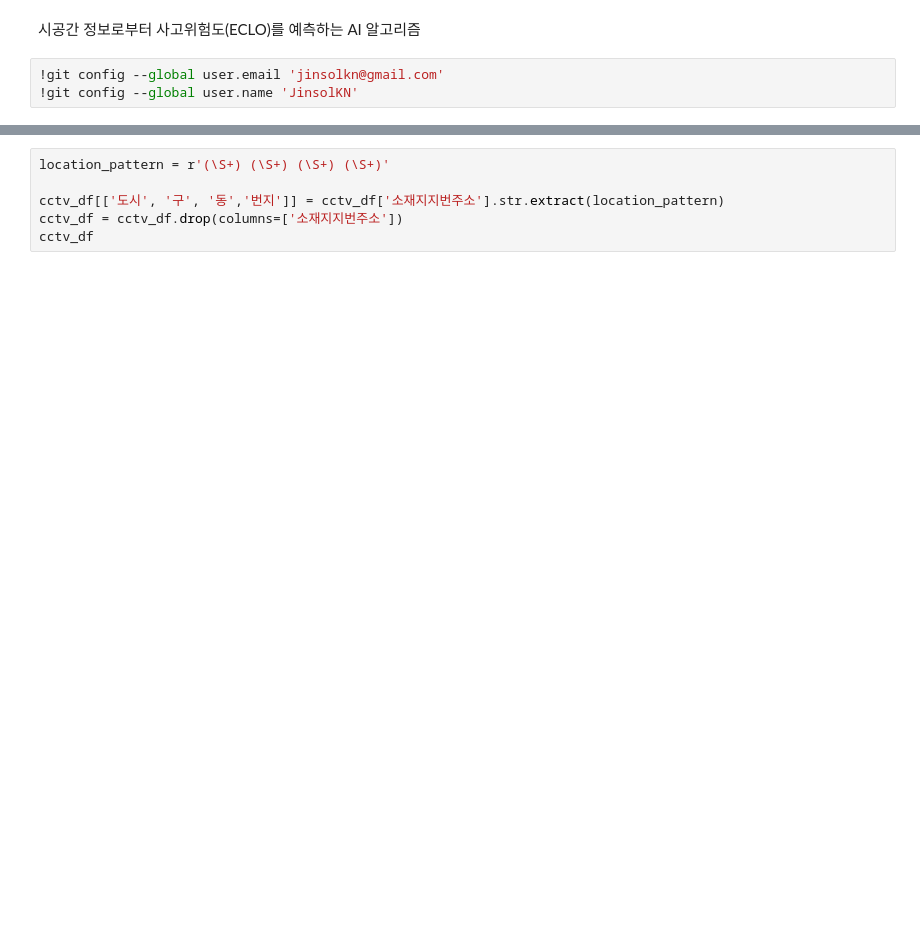
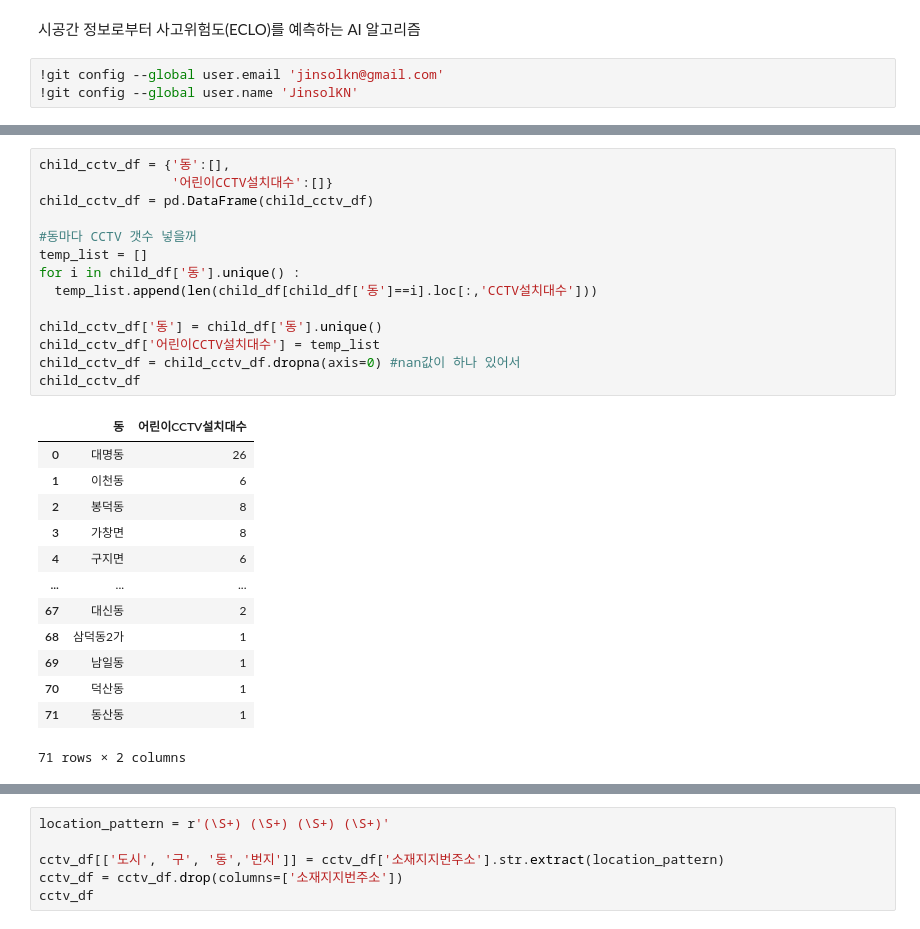
Before and after one commit to JinsolKN/daegu_traffic, a Jupyter notebook: xgboost.ipynb, the cells around one changed output, grey strips where cells are left out. Cells and saved outputs as stored; diff of their text form; blank space fills up the shorter version.

```diff
--- a/xgboost.ipynb
+++ b/xgboost.ipynb
@@ -59,0 +162,28 @@ cctv_df = pd.read_csv('/content/drive/MyDrive/colab/daegu_traffic/external_open/
+# %%
+child_cctv_df = {'동':[],
+                 '어린이CCTV설치대수':[]}
+child_cctv_df = pd.DataFrame(child_cctv_df)
+
+#동마다 CCTV 갯수 넣을꺼
+temp_list = []
+for i in child_df['동'].unique() :
+  temp_list.append(len(child_df[child_df['동']==i].loc[:,'CCTV설치대수']))
+
+child_cctv_df['동'] = child_df['동'].unique()
+child_cctv_df['어린이CCTV설치대수'] = temp_list
+child_cctv_df = child_cctv_df.dropna(axis=0) #nan값이 하나 있어서
+child_cctv_df
+# %% [output]
+|  | 동 | 어린이CCTV설치대수 |
+| 0 | 대명동 | 26 |
+| 1 | 이천동 | 6 |
+| 2 | 봉덕동 | 8 |
+| 3 | 가창면 | 8 |
+| 4 | 구지면 | 6 |
+| ... | ... | ... |
+| 67 | 대신동 | 2 |
+| 68 | 삼덕동2가 | 1 |
+| 69 | 남일동 | 1 |
+| 70 | 덕산동 | 1 |
+| 71 | 동산동 | 1 |
+71 rows × 2 columns
```
Also changed, not shown: parts of 26 cells of this notebook.
